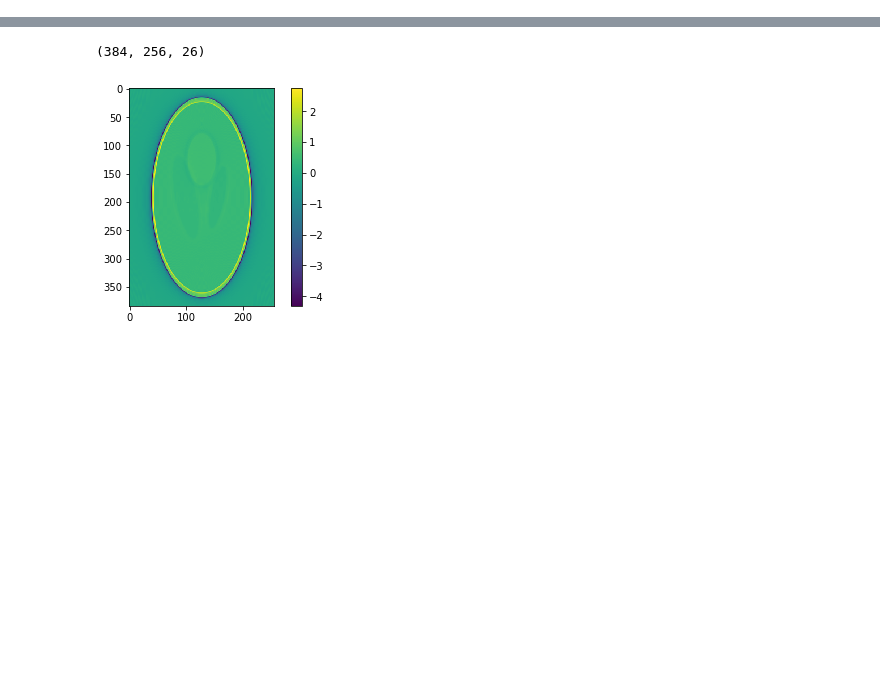
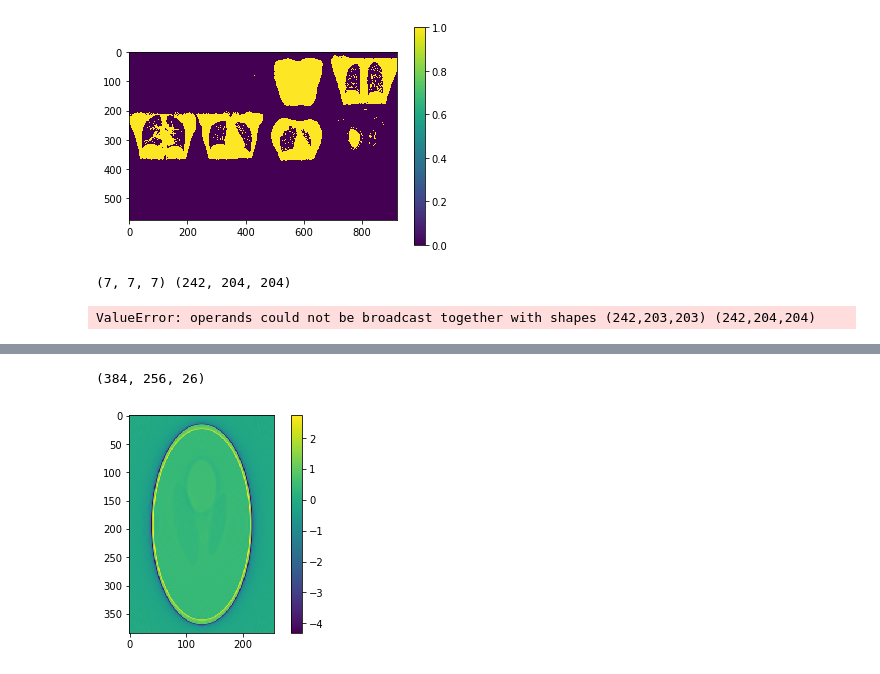
Before and after one commit to nicholas-zhu/MRI_tools, a Jupyter notebook: Untitled.ipynb, the cells around one changed output, grey strips where cells are left out. Cells and saved outputs as stored; diff of their text form; code cells hidden in the pictures; blank space fills up the shorter version.

```diff
--- a/Untitled.ipynb
+++ b/Untitled.ipynb
@@ -26,3 +24,12 @@ import matplotlib.animation
+# %%
+mag = np.abs(image)/np.max(np.abs(image))
+mask = mag>.05
+imshow_3d.imshow3d(np.flip(np.flip(np.transpose(np.abs(mask[:,1:-1:20,:]),(2,0,1)),axis=0),axis=1))
+img_f,mask_f,img_h = qsm.SMVFiltering(np.angle(image),3,mask)
+# %% [output]
+[figure, added]
+(7, 7, 7) (242, 204, 204)
+ValueError: operands could not be broadcast together with shapes (242,203,203) (242,204,204)
 # %%
 traj = cfl.readcfl(name='phantom_traj')
 traj = traj.astype(float)
```
Also changed, not shown: parts of 10 cells of this notebook.
